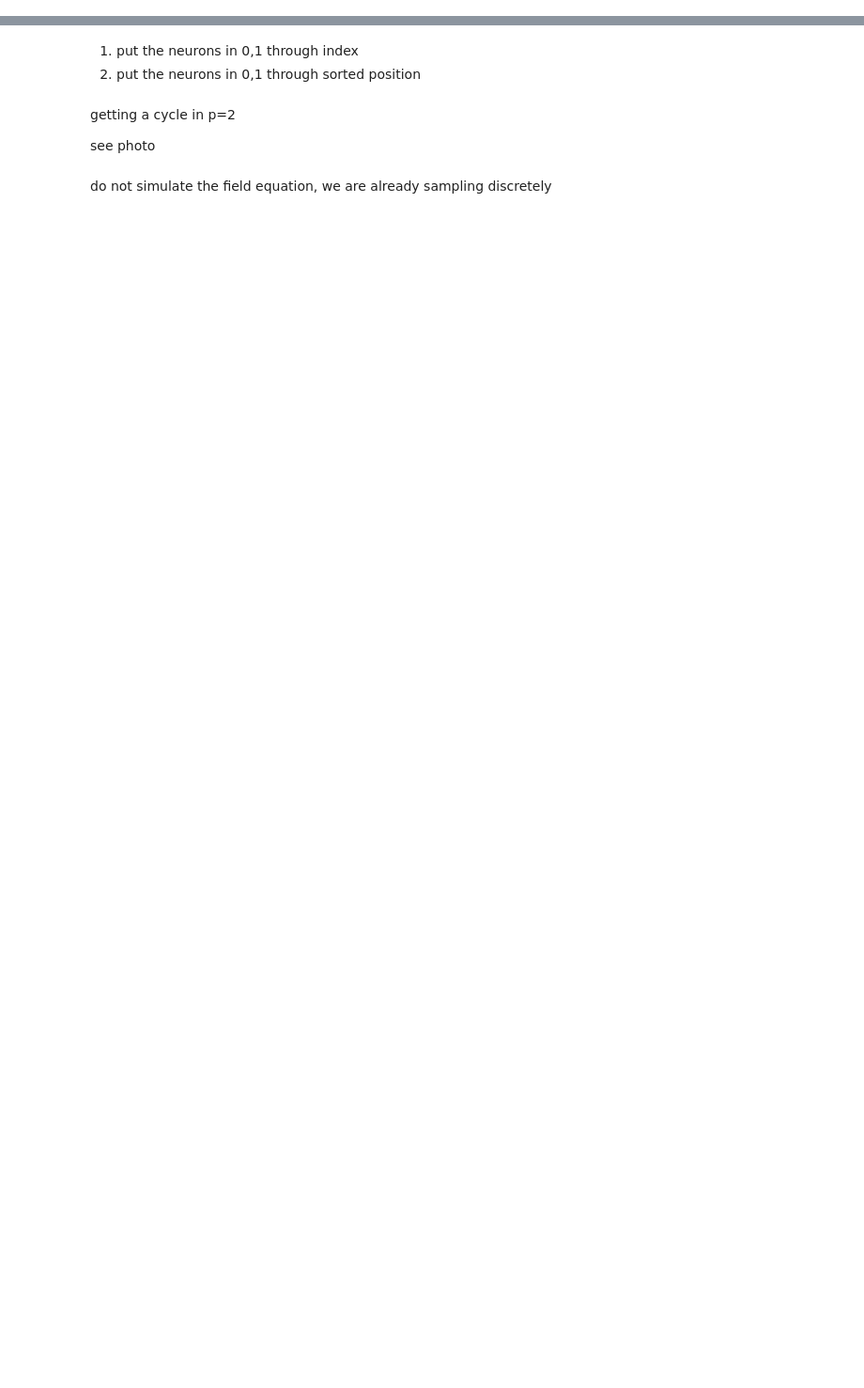
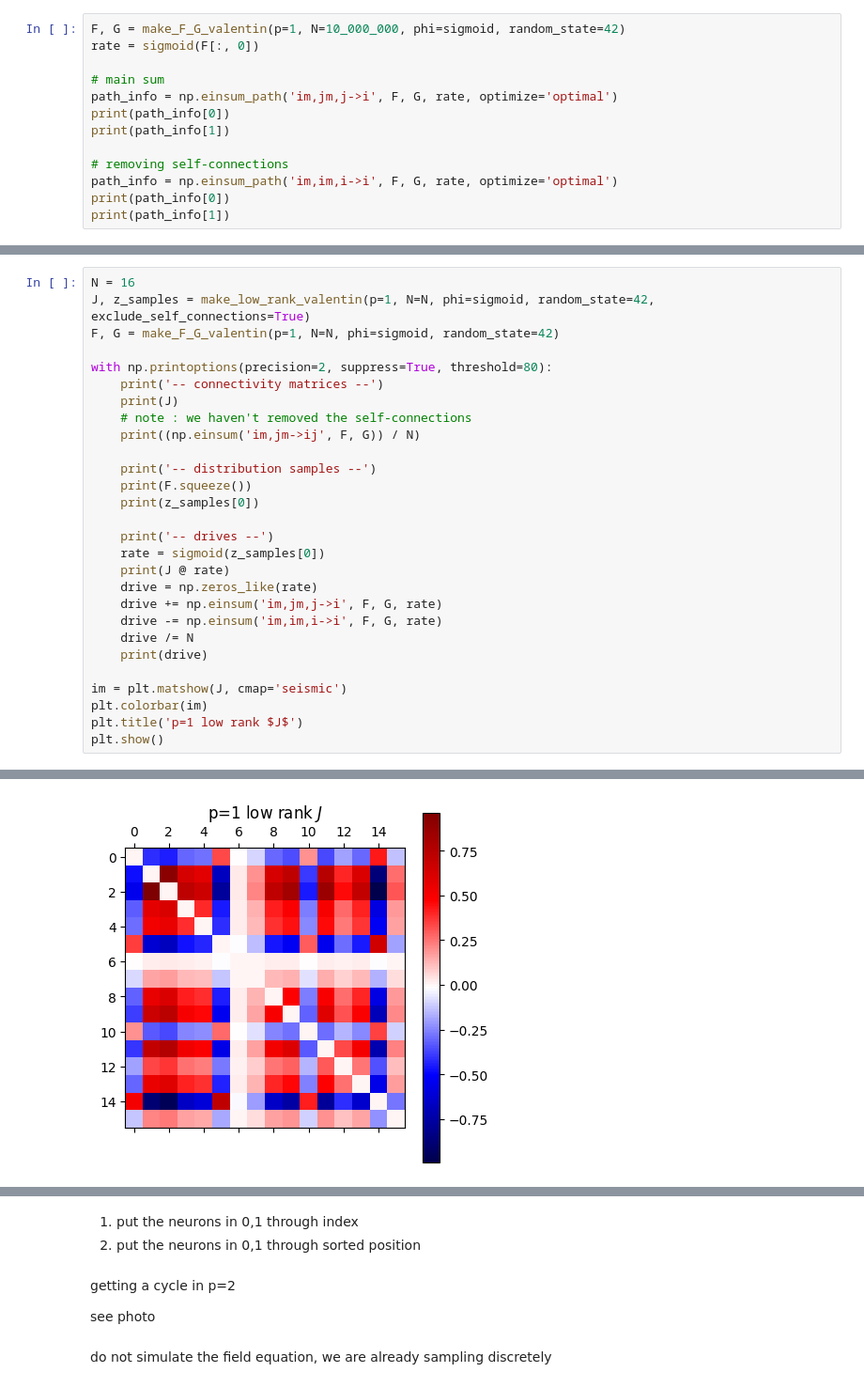
Before and after one commit to ninivert/lcnthesis, a Jupyter notebook: notebooks/notebook.ipynb, the cells around one changed output, grey strips where cells are left out. Shown at 94% size. Cells and saved outputs as stored; diff of their text form; blank space fills up the shorter version.

```diff
--- a/notebooks/notebook.ipynb
+++ b/notebooks/notebook.ipynb
@@ -23,0 +28,13 @@ from neurodyn import *
+# %%
+F, G = make_F_G_valentin(p=1, N=10_000_000, phi=sigmoid, random_state=42)
+rate = sigmoid(F[:, 0])
+
+# main sum
+path_info = np.einsum_path('im,jm,j->i', F, G, rate, optimize='optimal')
+print(path_info[0])
+print(path_info[1])
+
+# removing self-connections
+path_info = np.einsum_path('im,im,i->i', F, G, rate, optimize='optimal')
+print(path_info[0])
+print(path_info[1])
@@ -23,0 +61,29 @@ from neurodyn import *
+# %%
+N = 16
+J, z_samples = make_low_rank_valentin(p=1, N=N, phi=sigmoid, random_state=42, exclude_self_connections=True)
+F, G = make_F_G_valentin(p=1, N=N, phi=sigmoid, random_state=42)
+
+with np.printoptions(precision=2, suppress=True, threshold=80):
+	print('-- connectivity matrices --')
+	print(J)
+	# note : we haven't removed the self-connections
+	print((np.einsum('im,jm->ij', F, G)) / N)
+
+	print('-- distribution samples --')
+	print(F.squeeze())
+	print(z_samples[0])
+
+	print('-- drives --')
+	rate = sigmoid(z_samples[0])
+	print(J @ rate)
+	drive = np.zeros_like(rate)
+	drive += np.einsum('im,jm,j->i', F, G, rate)
+	drive -= np.einsum('im,im,i->i', F, G, rate)
+	drive /= N
+	print(drive)
+
+im = plt.matshow(J, cmap='seismic')
+plt.colorbar(im)
+plt.title('p=1 low rank $J$')
+plt.show()
+# %% [output]
@@ -23,0 +107 @@ from neurodyn import *
+[figure, added]
```
Also changed, not shown: parts of 16 cells of this notebook, 3 other files.
